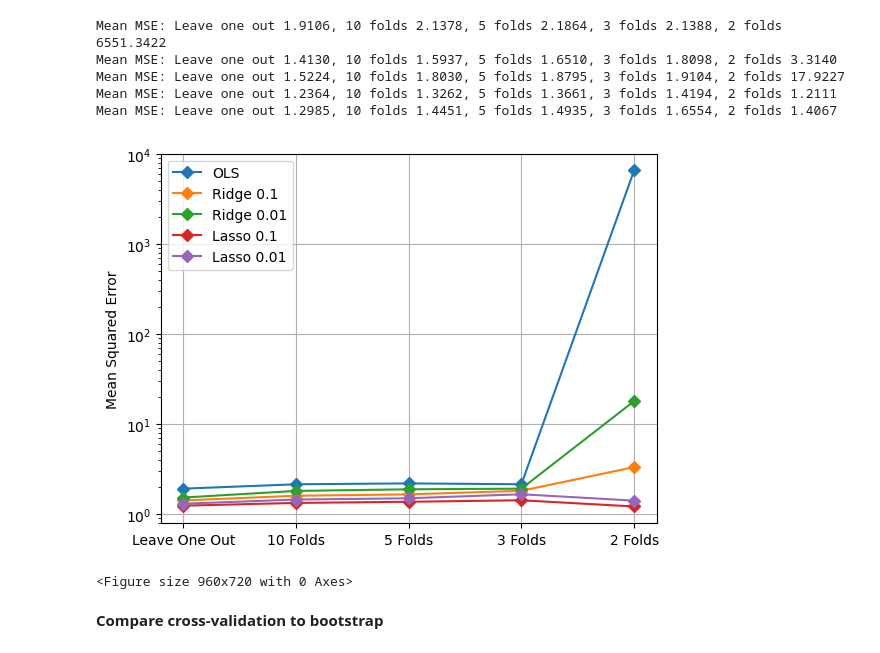
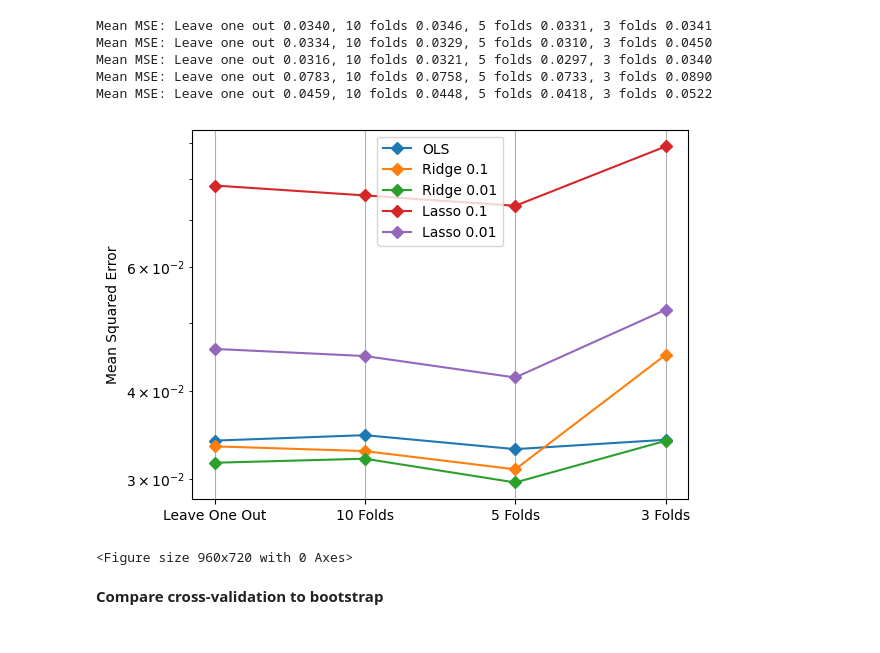
Before and after one commit to thomas-engl/Project-1---Applied-ML, a Jupyter notebook: Archive/Thomas/cross-validation.ipynb, the cells around one changed output. Cells and saved outputs as stored; diff of their text form; code cells hidden in the pictures.

```diff
--- a/Archive/Thomas/cross-validation.ipynb
+++ b/Archive/Thomas/cross-validation.ipynb
@@ -11,17 +11,18 @@ import matplotlib.pyplot as plt
 import warnings
 warnings.filterwarnings("ignore")
 
-seed(5)
+seed(10)
 
 def Runge(x):
     return 1 / (1 + 25 * x**2)
 
-VARIANCE = 1
+std = 0.1
 N_POINTS = 50
 
 x = uniform(-1, 1, N_POINTS)
-y = Runge(x) + normal(0, VARIANCE, N_POINTS)
-pol = PolynomialFeatures(degree=10)
+y = Runge(x) + normal(0, std, N_POINTS)
+pol = PolynomialFeatures(degree=6
+)
 
 
 def cross_validation(k_folds, optimization_method):
@@ -56,43 +57,43 @@ def cross_validation(k_folds, optimization_method):
 
 for optimization_method, name in [
         (LinearRegression(), "OLS"),
         (Ridge(alpha=0.1), "Ridge 0.1"),
         (Ridge(alpha=0.01), "Ridge 0.01"),
         (Lasso(alpha=0.1), "Lasso 0.1"),
         (Lasso(alpha=0.01), "Lasso 0.01")
     ]:
 
     mean_mse_LEAVE_ONE_OUT = cross_validation(N_POINTS, optimization_method)
     mean_mse_10_FOLDS = cross_validation(10, optimization_method)
     mean_mse_5_FOLDS = cross_validation(5, optimization_method)
     mean_mse_3_FOLDS = cross_validation(3, optimization_method)
-    mean_mse_2_FOLDS = cross_validation(2, optimization_method)
+    #mean_mse_2_FOLDS = cross_validation(2, optimization_method)
 
     scalar = StandardScaler()
     X = pol.fit_transform(x.reshape(-1, 1))
     X = scalar.fit_transform(X)
     y_center = y - y.mean()
 
     reg = optimization_method.fit(X, y_center)
     y_pred = reg.predict(scalar.transform(pol.transform(x.reshape(-1, 1)))) + y.mean()
 
-    print(f"Mean MSE: Leave one out {mean_mse_LEAVE_ONE_OUT:.4f}, 10 folds {mean_mse_10_FOLDS:.4f}, 5 folds {mean_mse_5_FOLDS:.4f}, 3 folds {mean_mse_3_FOLDS:.4f}, 2 folds {mean_mse_2_FOLDS:.4f}")
-    plt.plot(range(5), [ mean_mse_LEAVE_ONE_OUT, mean_mse_10_FOLDS, mean_mse_5_FOLDS, mean_mse_3_FOLDS, mean_mse_2_FOLDS], 'D-', label=name)
+    print(f"Mean MSE: Leave one out {mean_mse_LEAVE_ONE_OUT:.4f}, 10 folds {mean_mse_10_FOLDS:.4f}, 5 folds {mean_mse_5_FOLDS:.4f}, 3 folds {mean_mse_3_FOLDS:.4f}")
+    plt.plot(range(4), [ mean_mse_LEAVE_ONE_OUT, mean_mse_10_FOLDS, mean_mse_5_FOLDS, mean_mse_3_FOLDS], 'D-', label=name)
 
-plt.xticks(range(5), ['Leave One Out', '10 Folds', '5 Folds', '3 Folds', '2 Folds'])
+plt.xticks(range(4), ['Leave One Out', '10 Folds', '5 Folds', '3 Folds'])
 plt.ylabel('Mean Squared Error')
 plt.legend()
 plt.yscale('log')
 plt.grid()
 plt.figure(dpi=150)
 plt.show()
 # %% [output]
-Mean MSE: Leave one out 1.9106, 10 folds 2.1378, 5 folds 2.1864, 3 folds 2.1388, 2 folds 6551.3422
-Mean MSE: Leave one out 1.4130, 10 folds 1.5937, 5 folds 1.6510, 3 folds 1.8098, 2 folds 3.3140
-Mean MSE: Leave one out 1.5224, 10 folds 1.8030, 5 folds 1.8795, 3 folds 1.9104, 2 folds 17.9227
-Mean MSE: Leave one out 1.2364, 10 folds 1.3262, 5 folds 1.3661, 3 folds 1.4194, 2 folds 1.2111
-Mean MSE: Leave one out 1.2985, 10 folds 1.4451, 5 folds 1.4935, 3 folds 1.6554, 2 folds 1.4067
+Mean MSE: Leave one out 0.0340, 10 folds 0.0346, 5 folds 0.0331, 3 folds 0.0341
+Mean MSE: Leave one out 0.0334, 10 folds 0.0329, 5 folds 0.0310, 3 folds 0.0450
+Mean MSE: Leave one out 0.0316, 10 folds 0.0321, 5 folds 0.0297, 3 folds 0.0340
+Mean MSE: Leave one out 0.0783, 10 folds 0.0758, 5 folds 0.0733, 3 folds 0.0890
+Mean MSE: Leave one out 0.0459, 10 folds 0.0448, 5 folds 0.0418, 3 folds 0.0522
-[figure, old version]
+[figure, new version]
 <Figure size 960x720 with 0 Axes>
 # %% [markdown]
 **Compare cross-validation to bootstrap**
```
Also changed, not shown: parts of 1 cell of this notebook, 1 other file.
